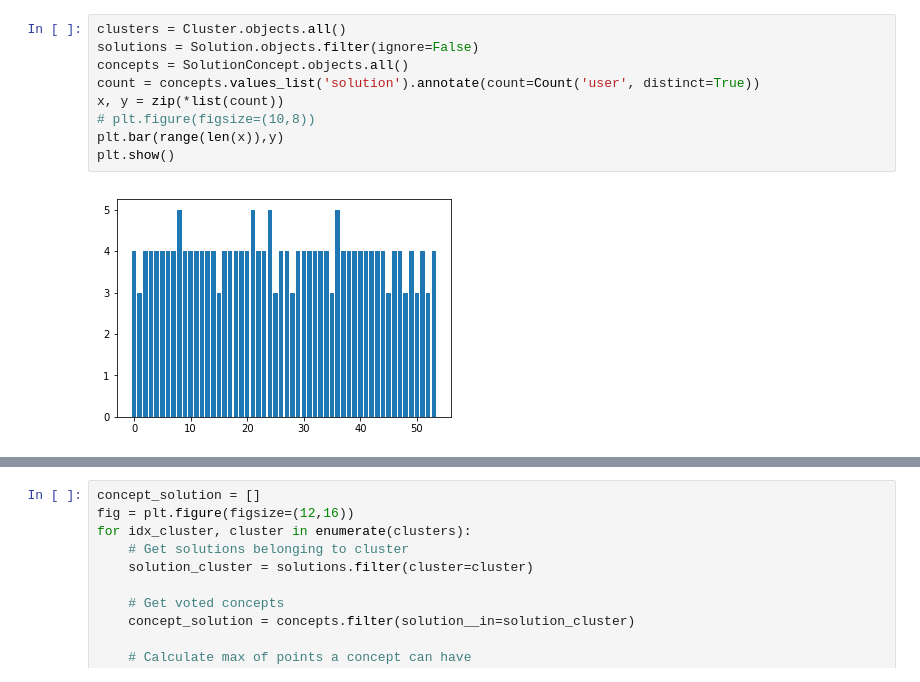
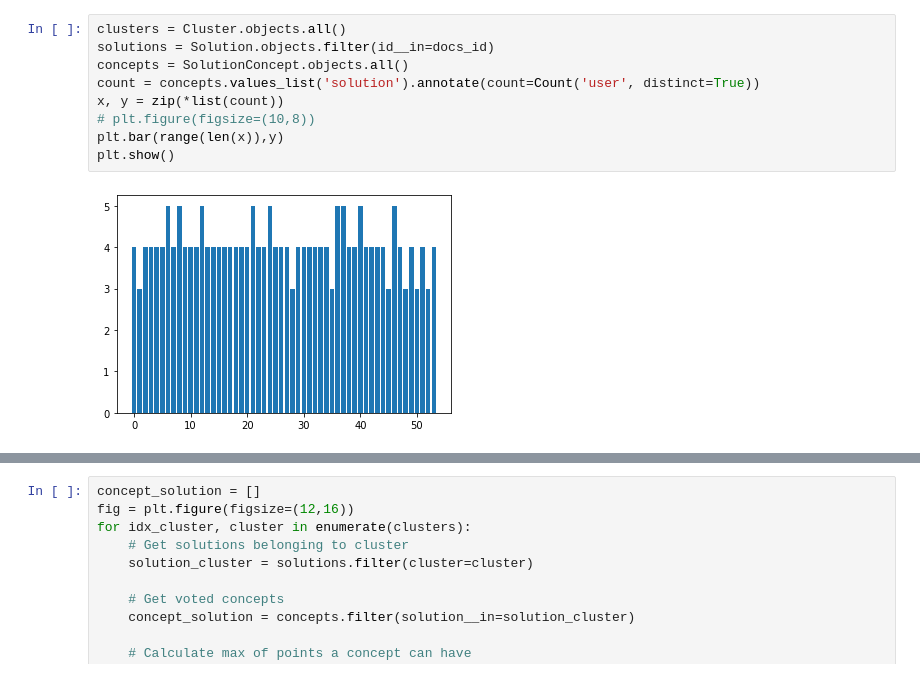
Before and after one commit to MachineTeachingEdu/machine-teaching, a Jupyter notebook: machineteaching/2019_05_28 - Concept Validation.ipynb, the cells around one changed output, grey strips where cells are left out. Drawn from its saved outputs; the diff is of its cells as text.

```diff
--- a/machineteaching/2019_05_28 - Concept Validation.ipynb
+++ b/machineteaching/2019_05_28 - Concept Validation.ipynb
@@ -47,12 +48,12 @@ Solutions to be used: 54
 Got 54 documents
 # %%
 clusters = Cluster.objects.all()
-solutions = Solution.objects.filter(ignore=False)
+solutions = Solution.objects.filter(id__in=docs_id)
 concepts = SolutionConcept.objects.all()
 count = concepts.values_list('solution').annotate(count=Count('user', distinct=True))
 x, y = zip(*list(count))
 # plt.figure(figsize=(10,8))
 plt.bar(range(len(x)),y)
 plt.show()
 # %% [output]
-[figure, old version]
+[figure, new version]
```
Also changed, not shown: parts of 11 cells of this notebook.
